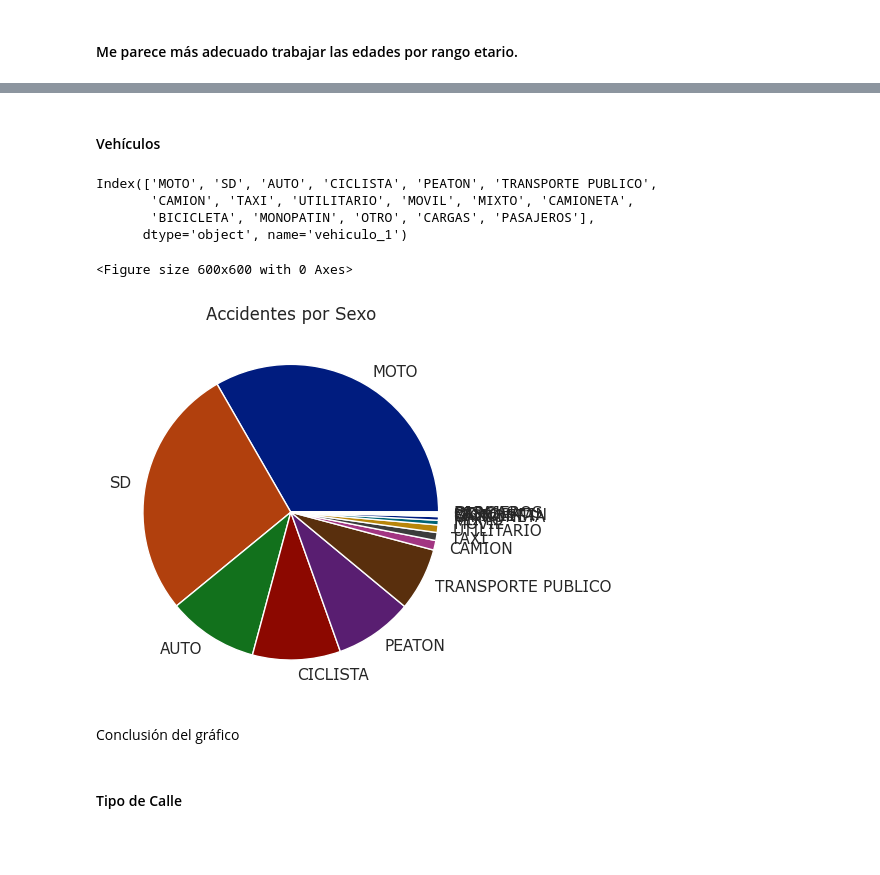
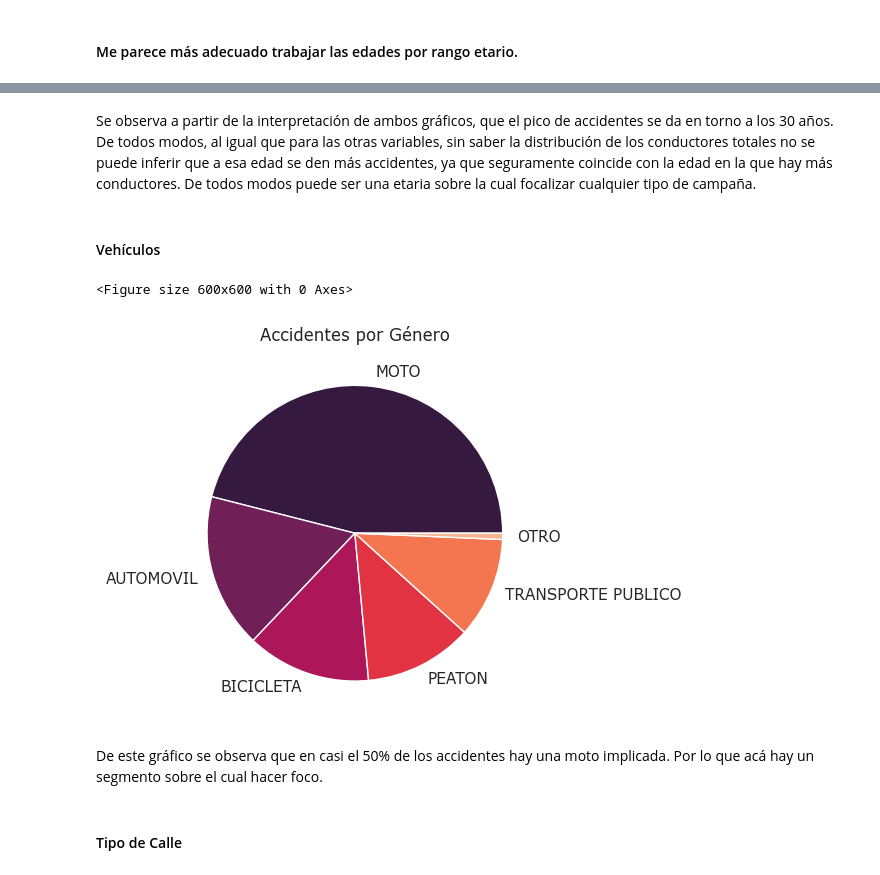
Before and after one commit to chelo1003/Henry_PI2_Accidentes, a Jupyter notebook: EDA/3_EDA_analisis.ipynb, the cells around one changed output, grey strips where cells are left out. Drawn from its saved outputs; the diff is of its cells as text; code cells hidden in the pictures; blank space fills up the shorter version.

```diff
--- a/EDA/3_EDA_analisis.ipynb
+++ b/EDA/3_EDA_analisis.ipynb
@@ -72,7 +80,7 @@ Este gráfico solo permite una interpretación literal, sobre que hay más accid
 # %%
 plt.figure(figsize=(12,6))
-sns.set_theme(style="darkgrid",palette='dark',font="Verdana",font_scale=1)
-sns.barplot(x=df_accidentes["edad"].value_counts().index,y=df_accidentes["edad"].value_counts())
+sns.set_theme(style="darkgrid",palette='crest',font="Verdana",font_scale=0.5)
+sns.barplot(x=edad.index, y=edad)
 plt.title('Distribución Etaria de Accidentes')
 plt.xlabel('Edad')
 plt.ylabel("Cantidad")
@@ -83,16 +91,11 @@ plt.show()
 #### Me parece más adecuado trabajar las edades por rango etario.
 # %%
 # Definir los límites de los grupos de edades
-edades_minimas = [0, 10, 20, 30, 40, 50, 60, 70, 80, 90]
-edades_maximas = [9, 19, 29, 39, 49, 59, 69, 79, 89, 99]
+edades_minimas = [0, 11, 17, 22, 26, 31, 36, 41, 46, 51, 61, 71]
+edades_maximas = [10, 16, 21, 25, 30, 35, 40, 45, 50, 60, 70, 100]
 
 # Crear una función para asignar el rango etario según la edad
 def asignar_rango_etario(edad):
     for i in range(len(edades_minimas)):
         if edades_minimas[i] <= edad <= edades_maximas[i]:
             return f"{edades_minimas[i]}-{edades_maximas[i]}"
-
-# Aplicar la función a la columna 'edad' para crear la columna 'rango_etario'
-df_accidentes['rango_etario'] = df_accidentes['edad'].apply(asignar_rango_etario)
-
-df_accidentes[['edad', 'rango_etario']].head(10)
@@ -100,0 +122,8 @@ Conclusión del gráfico
+# %%
+plt.figure(figsize=(9,6))
+sns.set_theme(style="darkgrid",palette='crest',font="Verdana",font_scale=1)
+sns.barplot(x=rango.index, y=rango)
+plt.title('Distribución Etaria de Accidentes')
+plt.xlabel('Edad')
+plt.ylabel("Cantidad")
+plt.show()
@@ -100,0 +132,2 @@ Conclusión del gráfico
+# %% [markdown]
+Se observa a partir de la interpretación de ambos gráficos, que el pico de accidentes se da en torno a los 30 años. De todos modos, al igual que para las otras variables, sin saber la distribución de los conductores totales no se puede inferir que a esa edad se den más accidentes, ya que seguramente coincide con la edad en la que hay más conductores. De todos modos puede ser una etaria sobre la cual focalizar cualquier tipo de campaña.
@@ -101,26 +137,19 @@ Conclusión del gráfico
 # %% [markdown]
 #### Vehículos
 # %%
-vehiculo_1 = df_accidentes["vehiculo_1"].value_counts()
-vehiculo_2 = df_accidentes["vehiculo_2"].value_counts()
+vehiculo_1 = df_accidentes["vehiculo_1"][df_accidentes["vehiculo_1"] != "SD"].value_counts()
+vehiculo_2 = df_accidentes["vehiculo_2"][df_accidentes["vehiculo_2"] != "SD"].value_counts()
-# %%
-vehiculo_1.keys()
-# %% [output]
-Index(['MOTO', 'SD', 'AUTO', 'CICLISTA', 'PEATON', 'TRANSPORTE PUBLICO',
-       'CAMION', 'TAXI', 'UTILITARIO', 'MOVIL', 'MIXTO', 'CAMIONETA',
-       'BICICLETA', 'MONOPATIN', 'OTRO', 'CARGAS', 'PASAJEROS'],
-      dtype='object', name='vehiculo_1')
 # %%
 plt.figure(figsize=(6,6))
-sns.set_theme(style="darkgrid",palette='dark',font="Verdana",font_scale=1)
+sns.set_theme(style="darkgrid",palette='rocket',font="Verdana",font_scale=1)
 fig, ax = plt.subplots()
 ax.pie(vehiculo_1, labels=vehiculo_1.keys())
-plt.title('Accidentes por Sexo')
+plt.title('Accidentes por Género')
 plt.show()
 # %% [output]
 <Figure size 600x600 with 0 Axes>
-[figure, old version]
+[figure, new version]
-# %% [markdown]
-Conclusión del gráfico
+# %% [markdown]
+De este gráfico se observa que en casi el 50% de los accidentes hay una moto implicada. Por lo que acá hay un segmento sobre el cual hacer foco.
 # %% [markdown]
 #### Tipo de Calle
```
Also changed, not shown: parts of 23 cells of this notebook, 1 other file.
